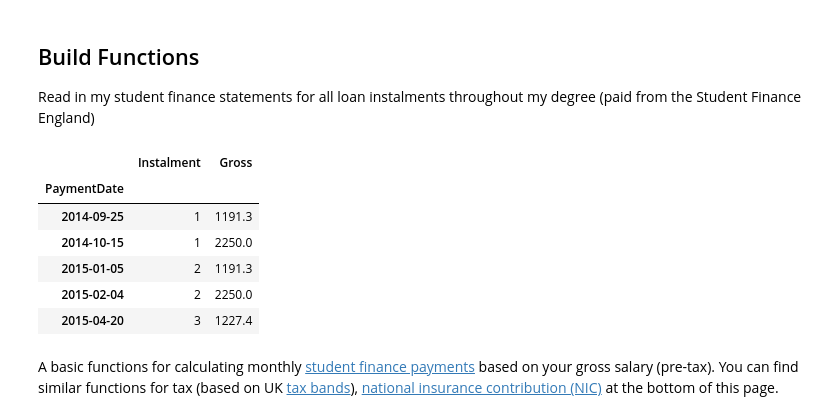
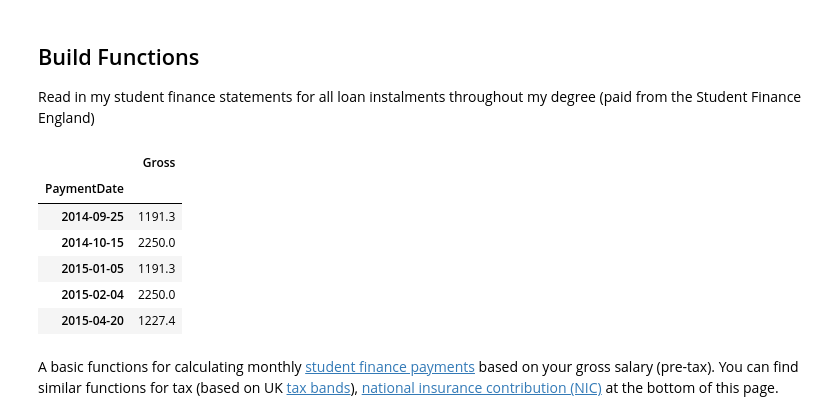
Before and after one commit to lvassor/student_finance_simulation, a Jupyter notebook: notebooks/payoffSimulation_blog_style.ipynb, the cells around one changed output. Cells and saved outputs as stored; diff of their text form; code cells hidden in the pictures.

```diff
--- a/notebooks/payoffSimulation_blog_style.ipynb
+++ b/notebooks/payoffSimulation_blog_style.ipynb
@@ -65,26 +65,31 @@ plt.style.use('ggplot')
 Read in my student finance statements for all loan instalments throughout my degree (paid from the Student Finance England)
 # %%
 def readPayments(file_name, date_header="PaymentDate"):
-    '''Reads in student finance statement'''
+    '''
+    Reads in student finance statement as a pandas dataframe.
+    Function accepts csv file containing dates and amounts of
+    payments made from Student Finance as part of the loan.
+    '''
+
     dataLoc = os.path.join(current_wd, "..", "data", file_name)
     paymentsData = pd.read_csv(dataLoc, index_col=date_header, parse_dates=True)
-#     paymentsData[date_header] = pd.to_datetime(paymentsData[date_header])
 
     return paymentsData
 
 # Read in my statement detailing university instalments
 current_wd = os.getcwd()
 file_name = "trimmed_data.csv"
 myPayments = readPayments(file_name)
+myPayments.drop("Instalment", axis = 1, inplace = True)
 myPayments.head()
 # %% [output]
-|  | Instalment | Gross |
-| PaymentDate |  |  |
-| 2014-09-25 | 1 | 1191.3 |
-| 2014-10-15 | 1 | 2250.0 |
-| 2015-01-05 | 2 | 1191.3 |
-| 2015-02-04 | 2 | 2250.0 |
-| 2015-04-20 | 3 | 1227.4 |
+|  | Gross |
+| PaymentDate |  |
+| 2014-09-25 | 1191.3 |
+| 2014-10-15 | 2250.0 |
+| 2015-01-05 | 1191.3 |
+| 2015-02-04 | 2250.0 |
+| 2015-04-20 | 1227.4 |
 # %% [markdown]
 A basic functions for calculating monthly [student finance payments](https://www.gov.uk/repaying-your-student-loan/what-you-pay) based on your gross salary (pre-tax). You can find similar functions for tax (based on UK [tax bands](https://www.gov.uk/income-tax-rates)), [national insurance contribution (NIC)](https://www.gov.uk/national-insurance/how-much-you-pay) at the bottom of this page.
 # %%
```
Also changed, not shown: parts of 7 cells of this notebook, 5 other files.
